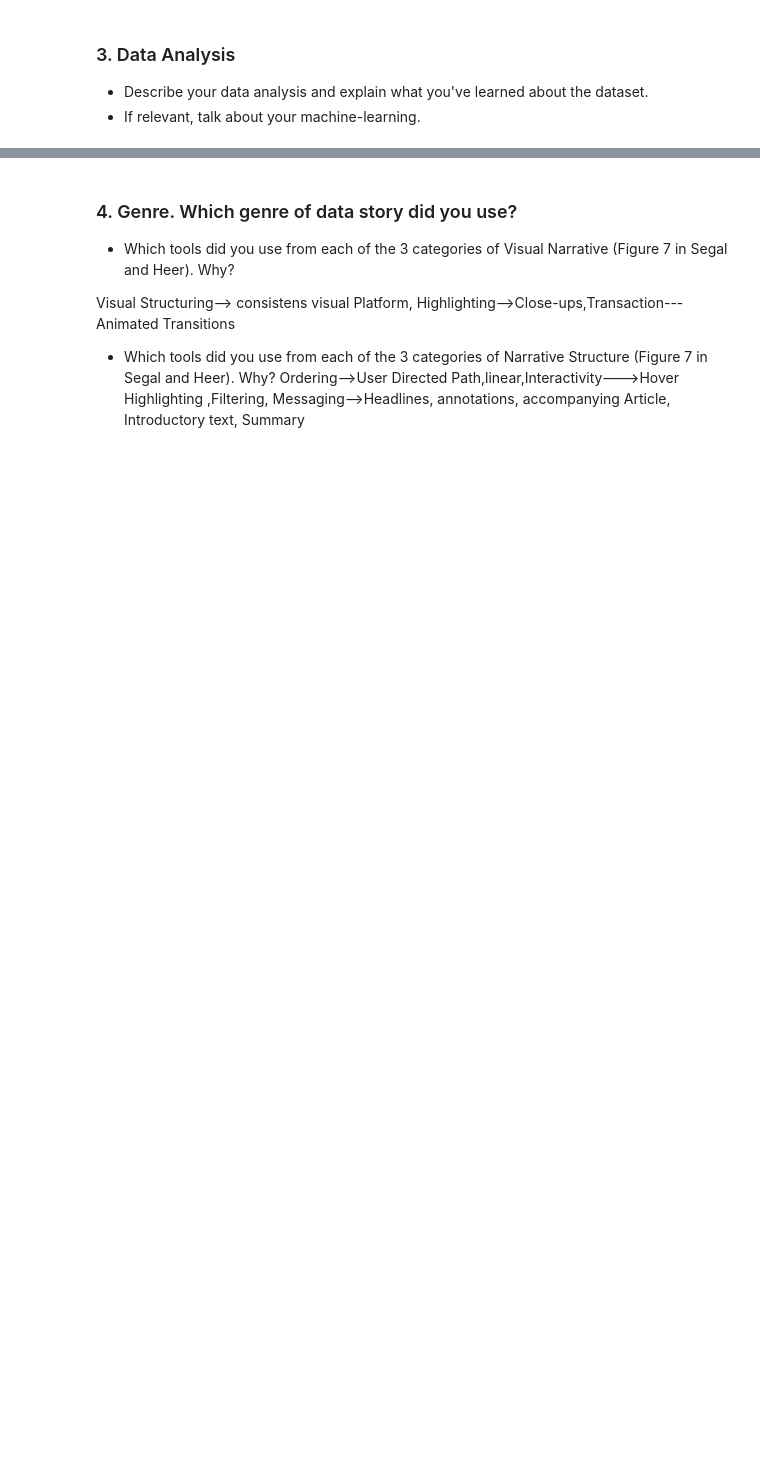
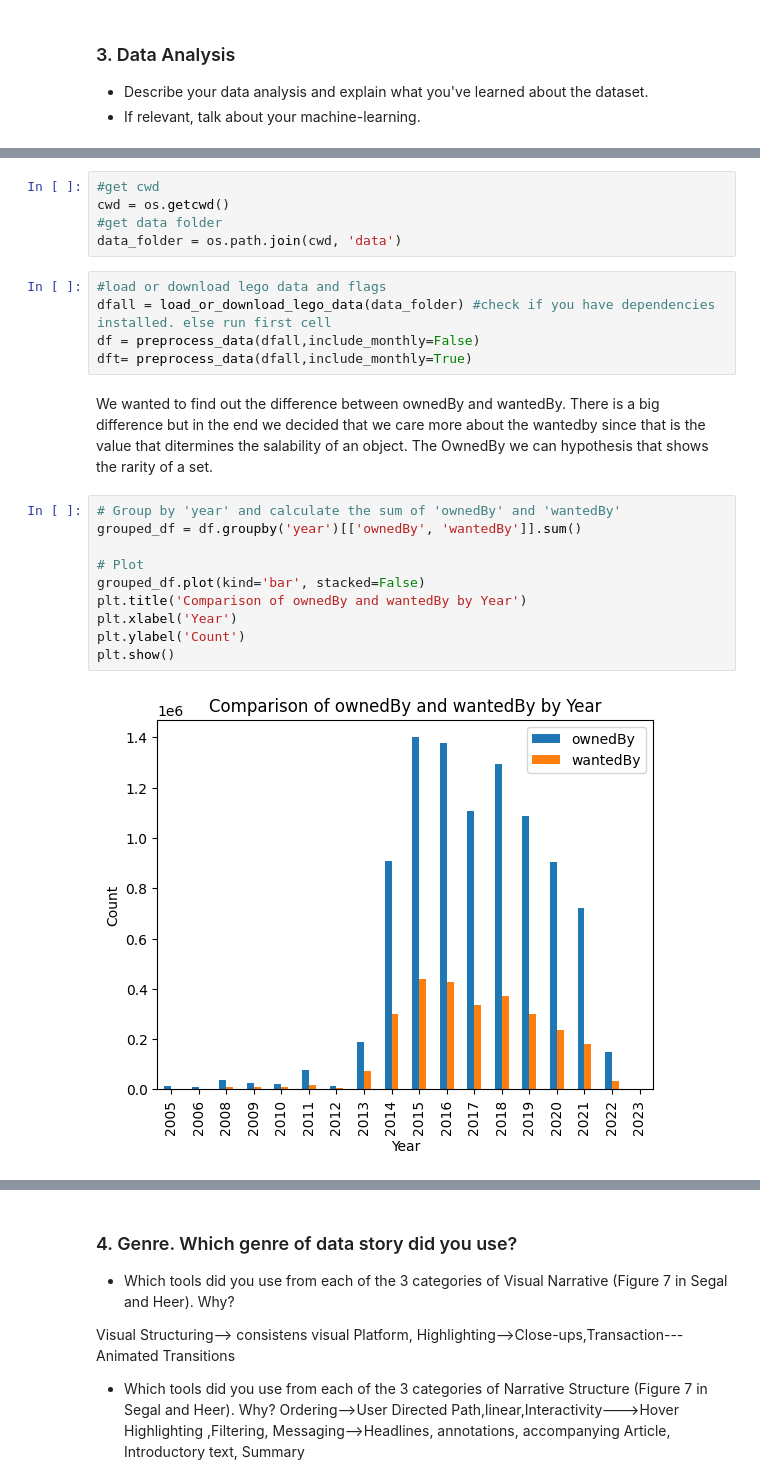
Before and after one commit to MarcusGalea/MarcusGalea.github.io, a Jupyter notebook: Explainer Notebook_final project 2 group.ipynb, the cells around one changed output, grey strips where cells are left out. Cells and saved outputs as stored; diff of their text form; blank space fills up the shorter version.

```diff
--- a/Explainer Notebook_final project 2 group.ipynb
+++ b/Explainer Notebook_final project 2 group.ipynb
@@ -95,0 +156,24 @@ df.columns
+# %%
+#get cwd
+cwd = os.getcwd()
+#get data folder
+data_folder = os.path.join(cwd, 'data')
+# %%
+#load or download lego data and flags
+dfall = load_or_download_lego_data(data_folder) #check if you have dependencies installed. else run first cell
+df = preprocess_data(dfall,include_monthly=False)
+dft= preprocess_data(dfall,include_monthly=True)
+# %% [markdown]
+We wanted to find out the difference between ownedBy and wantedBy. There is a big difference but in the end we decided that we care more about the wantedby since that is the value that ditermines the salability of an object. The OwnedBy we can hypothesis that shows the rarity of a set.
+# %%
+# Group by 'year' and calculate the sum of 'ownedBy' and 'wantedBy'
+grouped_df = df.groupby('year')[['ownedBy', 'wantedBy']].sum()
+
+# Plot
+grouped_df.plot(kind='bar', stacked=False)
+plt.title('Comparison of ownedBy and wantedBy by Year')
+plt.xlabel('Year')
+plt.ylabel('Count')
+plt.show()
+# %% [output]
+[figure, added]
```
Also changed, not shown: parts of 10 cells of this notebook.
